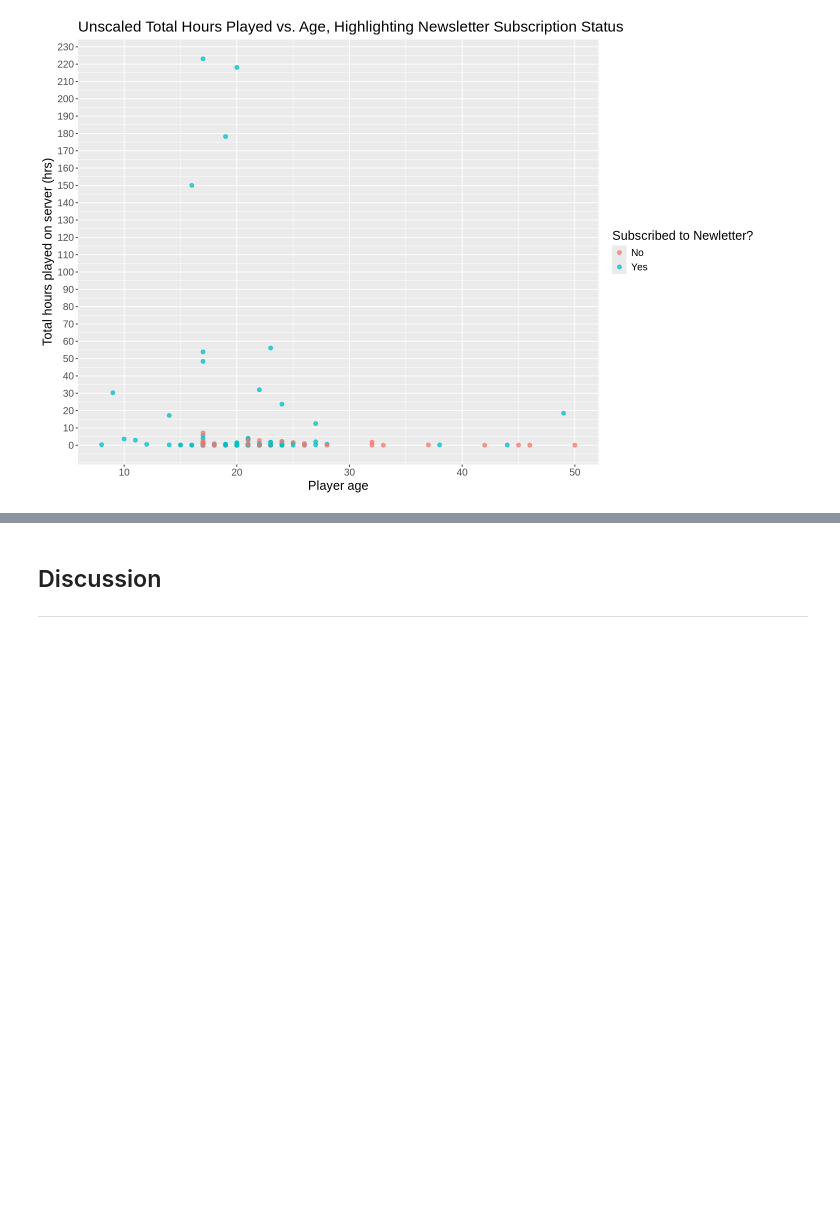
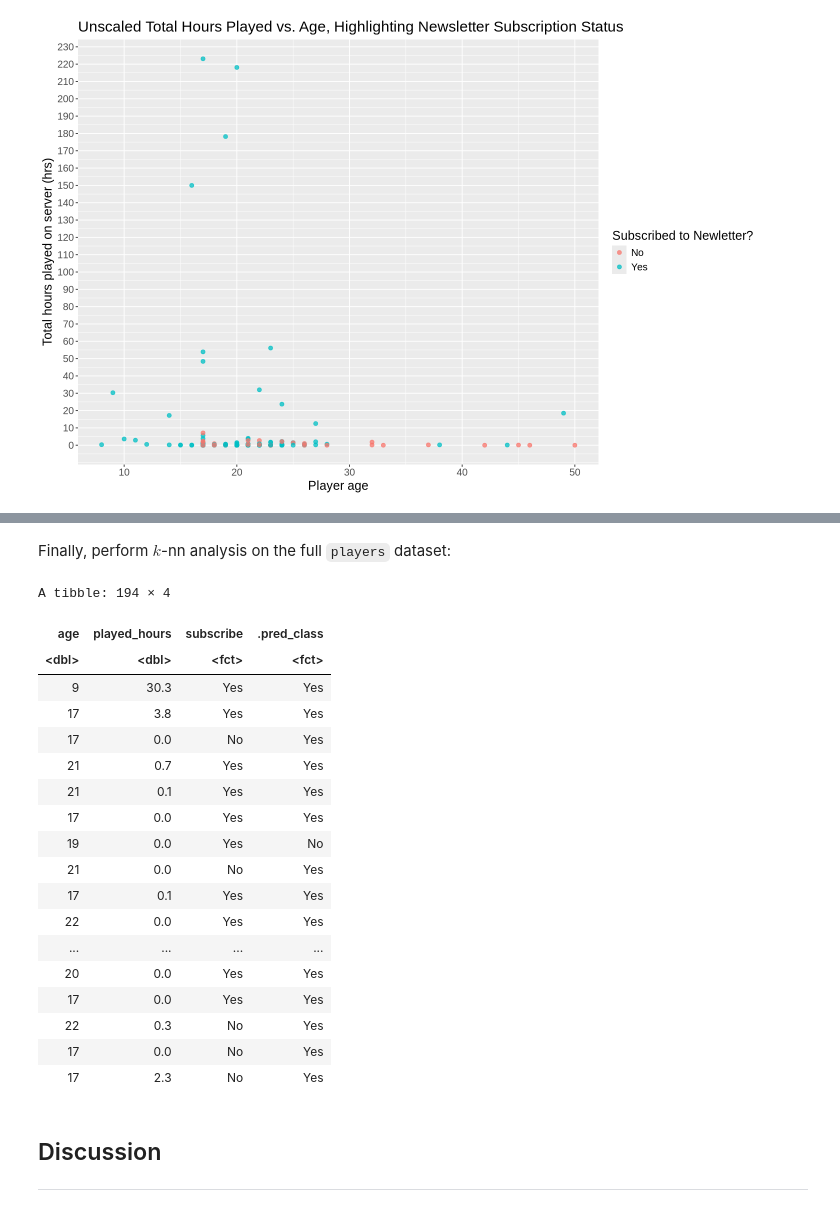
Before and after one commit to evansun06/Player-Prediction-Modelling, a Jupyter notebook: Final_Report.ipynb, the cells around one changed output, grey strips where cells are left out. Cells and saved outputs as stored; diff of their text form; code cells hidden in the pictures; blank space fills up the shorter version.

```diff
--- a/Final_Report.ipynb
+++ b/Final_Report.ipynb
@@ -116,0 +172,29 @@ From this visualization, we can see that the predictors are disproportionate and
+# %%
+knn_spec <- nearest_neighbor(weight_func = "rectangular", neighbors = optimal_k) |>
+    set_engine("kknn") |>
+    set_mode("classification")
+
+knn_fit <- workflow() |>
+    add_recipe(players_recipe) |>
+    add_model(knn_spec) |>
+    fit(data = players_train)
+
+players_test_predictions <- predict(knn_fit, players_test)|>
+    bind_cols(players_test)
+
+players_test_metrics <- bind_rows(
+    players_test_predictions |>
+        metrics(truth = subscribe, estimate = .pred_class) |>
+        filter(.metric == "accuracy"),
+
+    players_test_predictions |>
+        precision(truth = subscribe, estimate = .pred_class, event_level = "first"),
+
+    players_test_predictions |>
+        recall(truth = subscribe, estimate = .pred_class, event_level = "first")
+    )
+players_test_metrics
+
+confusion_matrix <- players_test_predictions |>
+    conf_mat(truth = subscribe, estimate = .pred_class)
+confusion_matrix
@@ -117,3 +212,37 @@ From this visualization, we can see that the predictors are disproportionate and
+# %% [markdown]
+Finally, perform $k$-nn analysis on the full `players` dataset:
+# %%
+options(repr.matrix.max.rows = 20)
+
+players_fit <- workflow() |>
+    add_recipe(players_recipe) |>
+    add_model(knn_spec) |>
+    fit(data = players)
+
+players_predictions <- predict(players_fit, players) |>
+    bind_cols(players) |>
+    select(age, played_hours, subscribe, .pred_class) # reorder columns
+players_predictions
+# %% [output]
+A tibble: 194 × 4
+| age | played_hours | subscribe | .pred_class |
+| <dbl> | <dbl> | <fct> | <fct> |
+| 9 | 30.3 | Yes | Yes |
+| 17 | 3.8 | Yes | Yes |
+| 17 | 0.0 | No | Yes |
+| 21 | 0.7 | Yes | Yes |
+| 21 | 0.1 | Yes | Yes |
+| 17 | 0.0 | Yes | Yes |
+| 19 | 0.0 | Yes | No |
+| 21 | 0.0 | No | Yes |
+| 17 | 0.1 | Yes | Yes |
+| 22 | 0.0 | Yes | Yes |
+| ... | ... | ... | ... |
+| 20 | 0.0 | Yes | Yes |
+| 17 | 0.0 | Yes | Yes |
+| 22 | 0.3 | No | Yes |
+| 17 | 0.0 | No | Yes |
+| 17 | 2.3 | No | Yes |
 # %% [markdown]
 ## Discussion
 ---
```
Also changed, not shown: parts of 6 cells of this notebook.
